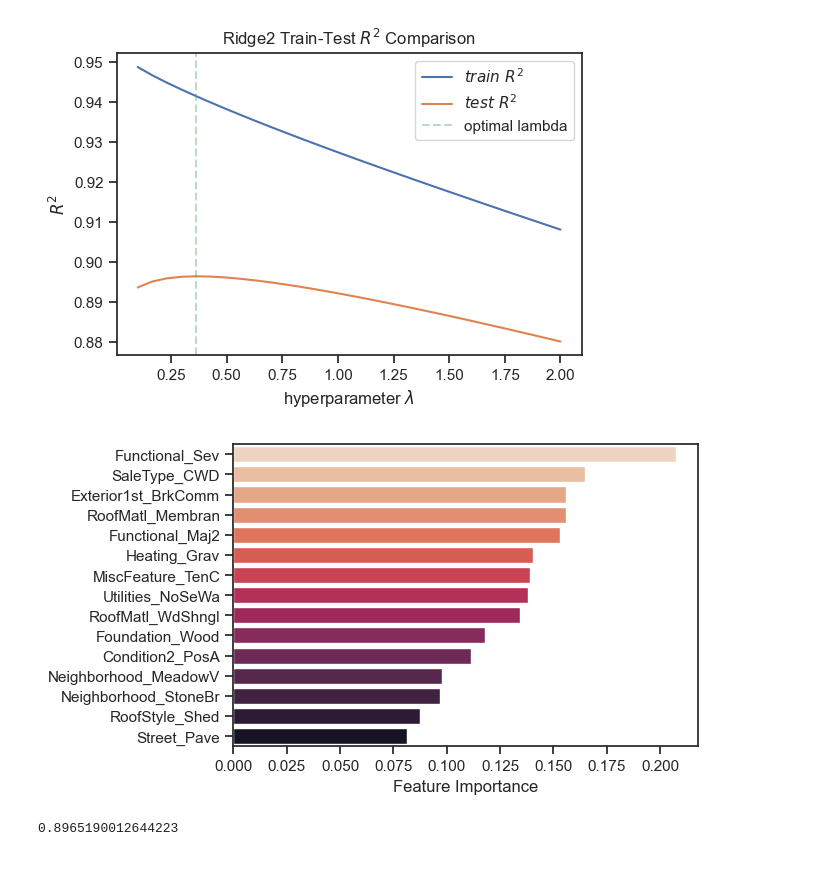
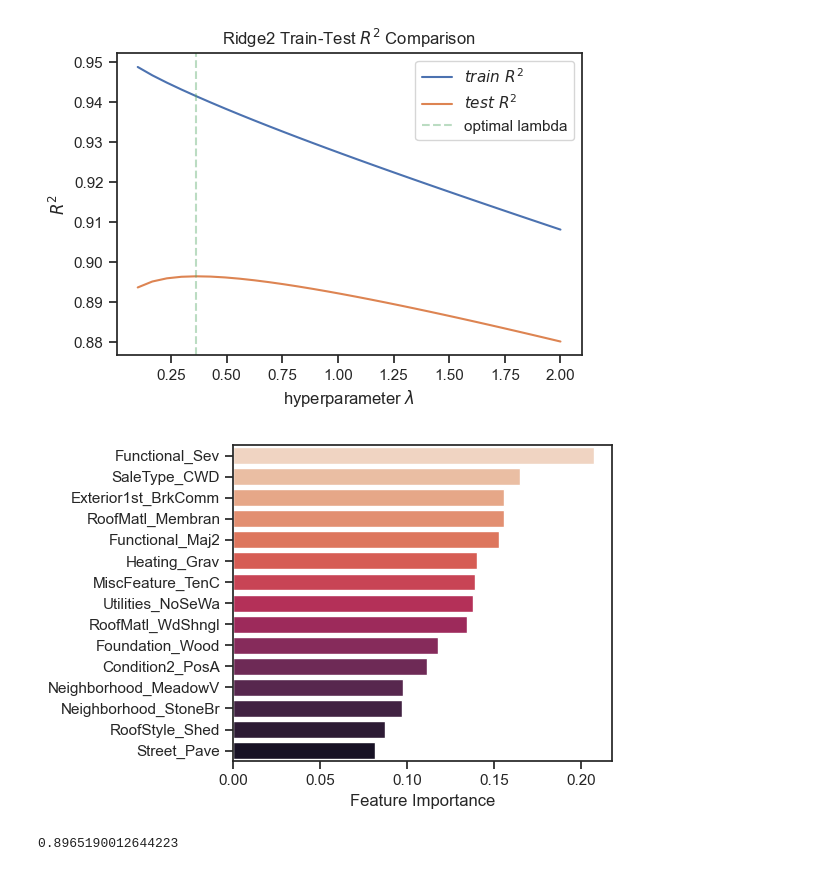
Before and after one commit to DanEllen/House-Prices-Advanced-Regression-Techniques, a Jupyter notebook: Machine_Learning_Code.ipynb, the cells around one changed output. Cells and saved outputs as stored; diff of their text form; code cells hidden in the pictures.

```diff
--- a/Machine_Learning_Code.ipynb
+++ b/Machine_Learning_Code.ipynb
@@ -633,15 +690,16 @@ plt.savefig('./images/ridge2.png', dpi=500)
 # %%
 coefficients = pd.concat([pd.DataFrame(X_d2_scaled_train.columns),
                           pd.DataFrame(np.transpose(abs(ridge2.coef_)))], axis = 1)
 coefficients.columns = ('features', 'coefs')
 coefficients = coefficients.sort_values(by='coefs',ascending=False)
 f, ax = plt.subplots(figsize=(6, 4))
 sns.barplot(x="coefs", y="features", data=coefficients[0:15], palette="rocket_r")
 ax.set(ylabel="",
        xlabel="Feature Importance")
-f.savefig('./images/feature_imp_ridge2.png', dpi=500)
+plt.tight_layout()
+# f.savefig('./images/feature_imp_ridge2.png', dpi=500)
 # %% [output]
-[figure, old version]
+[figure, new version]
 # %%
 alphas2 = np.linspace(0.00005,0.0010,50)
 lasso2 = Lasso(normalize=True)
```
Also changed, not shown: parts of 36 cells of this notebook, 29 other files.
